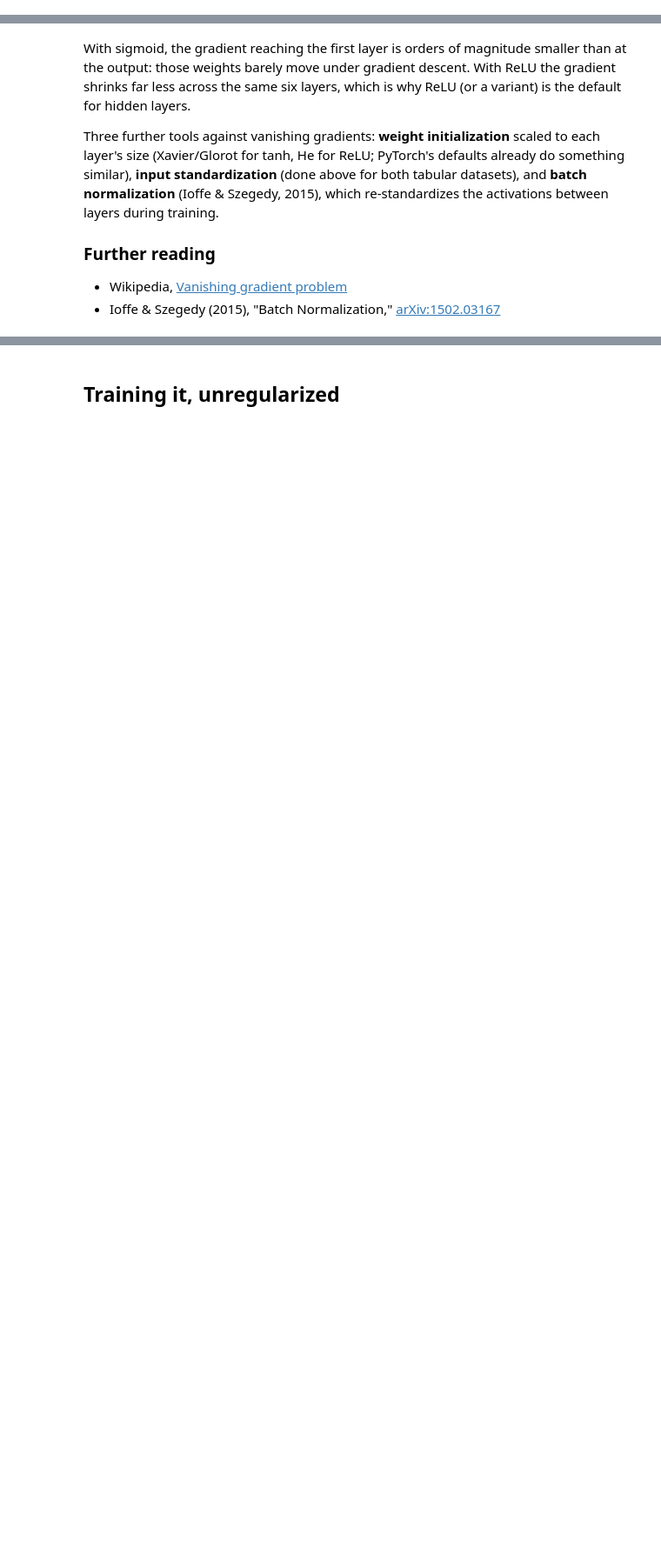
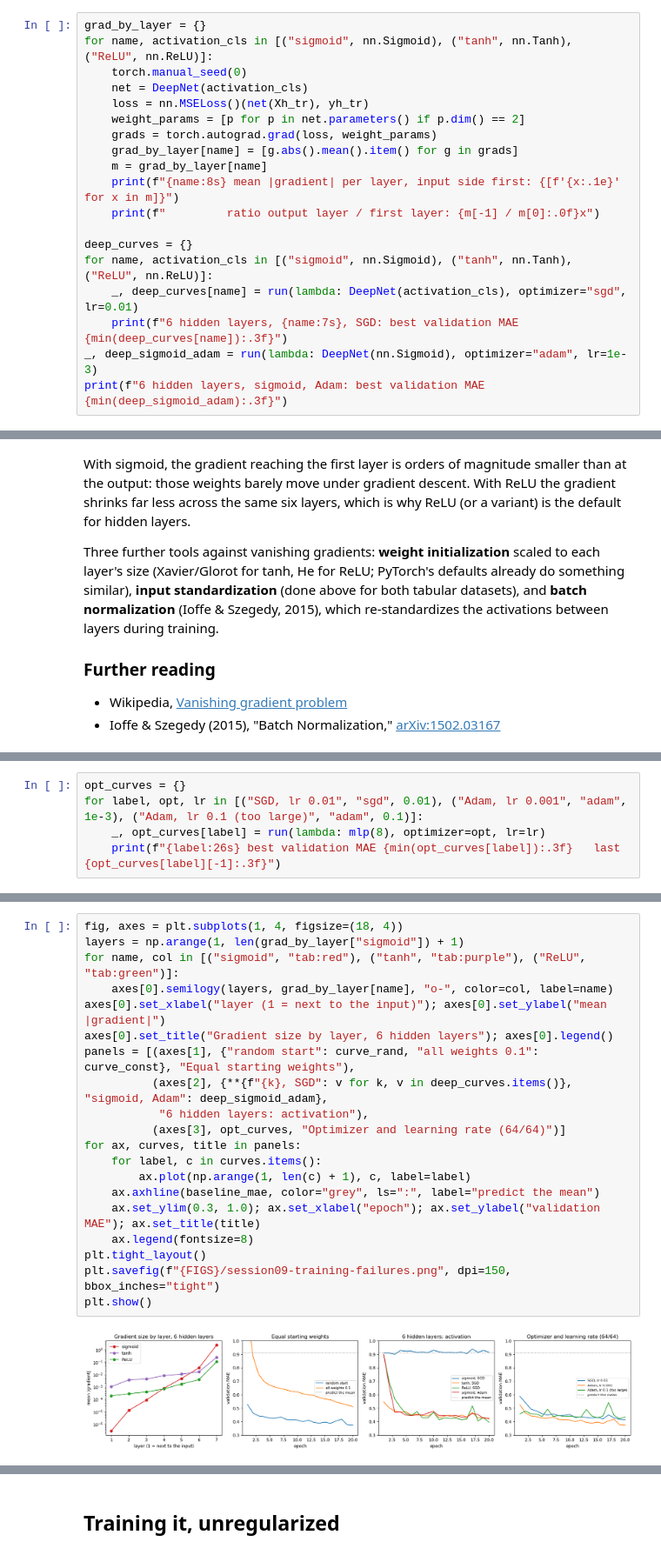
Before and after one commit to ElofssonLab/kb8029-book, a Jupyter notebook: notebooks/session09-backprop-training-regularization.ipynb, the cells around one changed output, grey strips where cells are left out. Shown at 87% size. Saved outputs shown, nothing was run; the diff lists cells and outputs as text; blank space fills up the shorter version.

```diff
--- a/notebooks/session09-backprop-training-regularization.ipynb
+++ b/notebooks/session09-backprop-training-regularization.ipynb
@@ -545,0 +570,19 @@ ReLU     mean |gradient| per layer, input side first:
+# %%
+grad_by_layer = {}
+for name, activation_cls in [("sigmoid", nn.Sigmoid), ("tanh", nn.Tanh), ("ReLU", nn.ReLU)]:
+    torch.manual_seed(0)
+    net = DeepNet(activation_cls)
+    loss = nn.MSELoss()(net(Xh_tr), yh_tr)
+    weight_params = [p for p in net.parameters() if p.dim() == 2]
+    grads = torch.autograd.grad(loss, weight_params)
+    grad_by_layer[name] = [g.abs().mean().item() for g in grads]
+    m = grad_by_layer[name]
+    print(f"{name:8s} mean |gradient| per layer, input side first: {[f'{x:.1e}' for x in m]}")
+    print(f"         ratio output layer / first layer: {m[-1] / m[0]:.0f}x")
+
+deep_curves = {}
+for name, activation_cls in [("sigmoid", nn.Sigmoid), ("tanh", nn.Tanh), ("ReLU", nn.ReLU)]:
+    _, deep_curves[name] = run(lambda: DeepNet(activation_cls), optimizer="sgd", lr=0.01)
+    print(f"6 hidden layers, {name:7s}, SGD: best validation MAE {min(deep_curves[name]):.3f}")
+_, deep_sigmoid_adam = run(lambda: DeepNet(nn.Sigmoid), optimizer="adam", lr=1e-3)
+print(f"6 hidden layers, sigmoid, Adam: best validation MAE {min(deep_sigmoid_adam):.3f}")
@@ -562,0 +627,5 @@ training.
+# %%
+opt_curves = {}
+for label, opt, lr in [("SGD, lr 0.01", "sgd", 0.01), ("Adam, lr 0.001", "adam", 1e-3), ("Adam, lr 0.1 (too large)", "adam", 0.1)]:
+    _, opt_curves[label] = run(lambda: mlp(8), optimizer=opt, lr=lr)
+    print(f"{label:26s} best validation MAE {min(opt_curves[label]):.3f}   last {opt_curves[label][-1]:.3f}")
@@ -562,0 +636,22 @@ training.
+# %%
+fig, axes = plt.subplots(1, 4, figsize=(18, 4))
+layers = np.arange(1, len(grad_by_layer["sigmoid"]) + 1)
+for name, col in [("sigmoid", "tab:red"), ("tanh", "tab:purple"), ("ReLU", "tab:green")]:
+    axes[0].semilogy(layers, grad_by_layer[name], "o-", color=col, label=name)
+axes[0].set_xlabel("layer (1 = next to the input)"); axes[0].set_ylabel("mean |gradient|")
+axes[0].set_title("Gradient size by layer, 6 hidden layers"); axes[0].legend()
+panels = [(axes[1], {"random start": curve_rand, "all weights 0.1": curve_const}, "Equal starting weights"),
+          (axes[2], {**{f"{k}, SGD": v for k, v in deep_curves.items()}, "sigmoid, Adam": deep_sigmoid_adam},
+           "6 hidden layers: activation"),
+          (axes[3], opt_curves, "Optimizer and learning rate (64/64)")]
+for ax, curves, title in panels:
+    for label, c in curves.items():
+        ax.plot(np.arange(1, len(c) + 1), c, label=label)
+    ax.axhline(baseline_mae, color="grey", ls=":", label="predict the mean")
+    ax.set_ylim(0.3, 1.0); ax.set_xlabel("epoch"); ax.set_ylabel("validation MAE"); ax.set_title(title)
+    ax.legend(fontsize=8)
+plt.tight_layout()
+plt.savefig(f"{FIGS}/session09-training-failures.png", dpi=150, bbox_inches="tight")
+plt.show()
+# %% [output]
+[figure, added]
```
Also changed, not shown: parts of 42 cells of this notebook, 12 other files.
